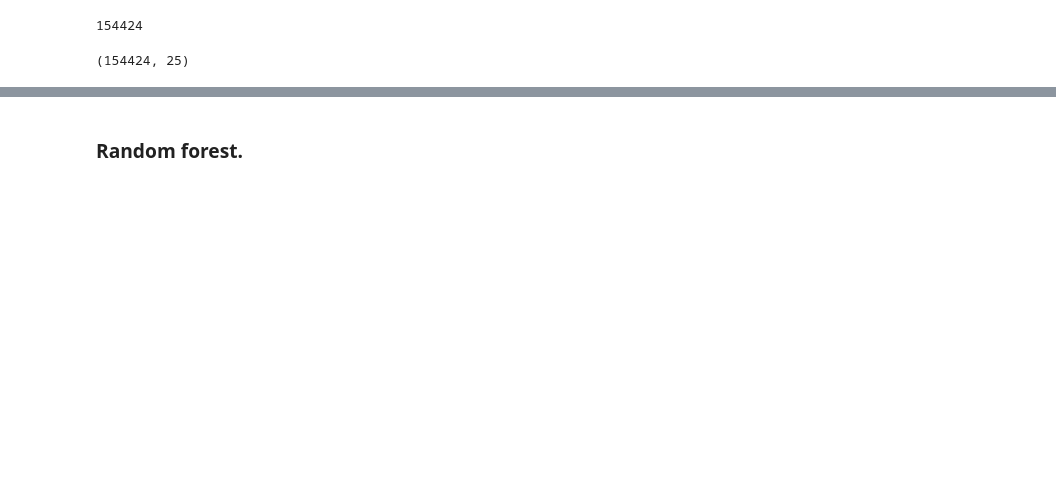
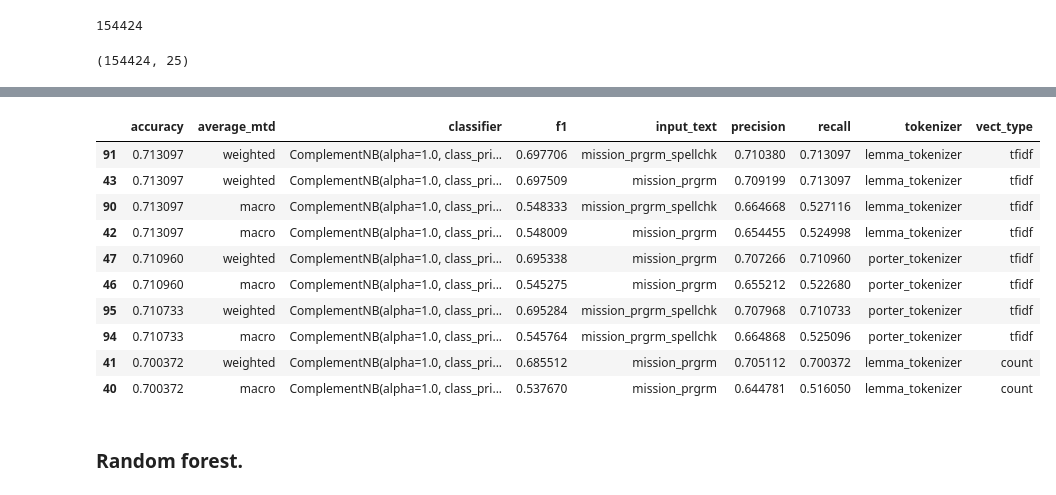
Before and after one commit to ma-ji/npo_classifier, a Jupyter notebook: script/classification_algorithms/NB_RF_major_group.ipynb, the cells around one changed output, grey strips where cells are left out. Drawn from its saved outputs; the diff is of its cells as text; code cells hidden in the pictures; blank space fills up the shorter version.

```diff
--- a/script/classification_algorithms/NB_RF_major_group.ipynb
+++ b/script/classification_algorithms/NB_RF_major_group.ipynb
@@ -184,3 +172,17 @@ df_performance[df_performance.average_mtd=='macro'].groupby(['classifier', 'toke
+# %%
+df_performance_nb.sort_values(['accuracy', 'f1'], ascending=False)[0:10]
+# %% [output]
+|  | accuracy | average_mtd | classifier | f1 | input_text | precision | recall | tokenizer | vect_type |
+| 91 | 0.713097 | weighted | ComplementNB(alpha=1.0, class_pri... | 0.697706 | mission_prgrm_spellchk | 0.710380 | 0.713097 | lemma_tokenizer | tfidf |
+| 43 | 0.713097 | weighted | ComplementNB(alpha=1.0, class_pri... | 0.697509 | mission_prgrm | 0.709199 | 0.713097 | lemma_tokenizer | tfidf |
+| 90 | 0.713097 | macro | ComplementNB(alpha=1.0, class_pri... | 0.548333 | mission_prgrm_spellchk | 0.664668 | 0.527116 | lemma_tokenizer | tfidf |
+| 42 | 0.713097 | macro | ComplementNB(alpha=1.0, class_pri... | 0.548009 | mission_prgrm | 0.654455 | 0.524998 | lemma_tokenizer | tfidf |
+| 47 | 0.710960 | weighted | ComplementNB(alpha=1.0, class_pri... | 0.695338 | mission_prgrm | 0.707266 | 0.710960 | porter_tokenizer | tfidf |
+| 46 | 0.710960 | macro | ComplementNB(alpha=1.0, class_pri... | 0.545275 | mission_prgrm | 0.655212 | 0.522680 | porter_tokenizer | tfidf |
+| 95 | 0.710733 | weighted | ComplementNB(alpha=1.0, class_pri... | 0.695284 | mission_prgrm_spellchk | 0.707968 | 0.710733 | porter_tokenizer | tfidf |
+| 94 | 0.710733 | macro | ComplementNB(alpha=1.0, class_pri... | 0.545764 | mission_prgrm_spellchk | 0.664868 | 0.525096 | porter_tokenizer | tfidf |
+| 41 | 0.700372 | weighted | ComplementNB(alpha=1.0, class_pri... | 0.685512 | mission_prgrm | 0.705112 | 0.700372 | lemma_tokenizer | count |
+| 40 | 0.700372 | macro | ComplementNB(alpha=1.0, class_pri... | 0.537670 | mission_prgrm | 0.644781 | 0.516050 | lemma_tokenizer | count |
 # %% [markdown]
 ### Random forest.
 # %%
```
Also changed, not shown: parts of 30 cells of this notebook, 1 other file.
